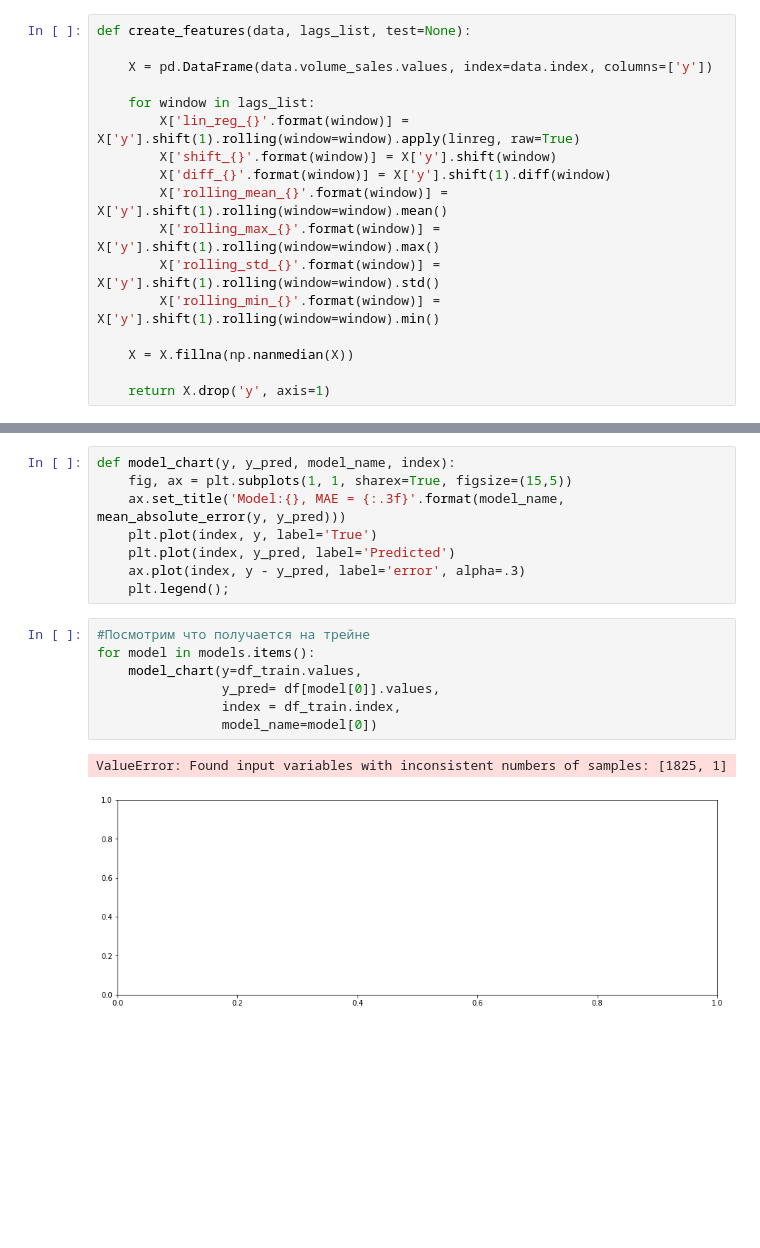
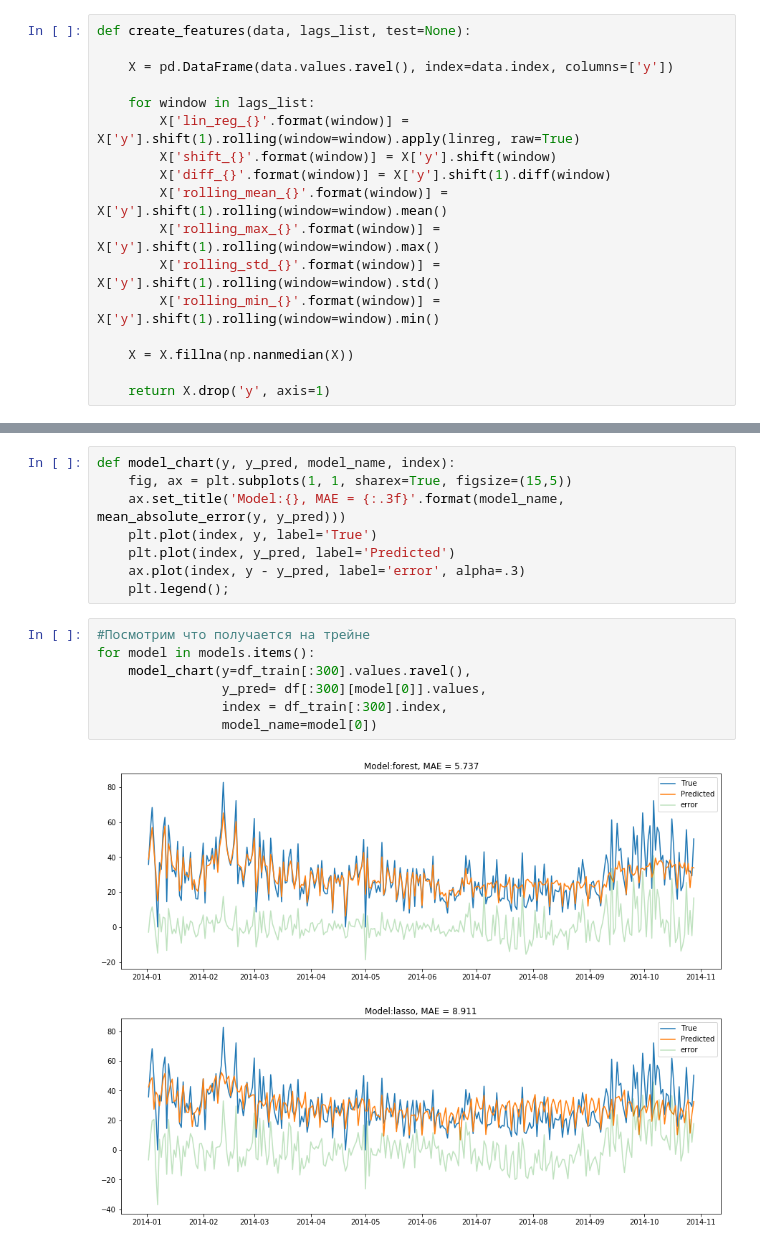
Before and after one commit to VinGeorge/Time-series-projects, a Jupyter notebook: sales prediction.ipynb, the cells around one changed output, grey strips where cells are left out. Cells and saved outputs as stored; diff of their text form; blank space fills up the shorter version.

```diff
--- a/sales prediction.ipynb
+++ b/sales prediction.ipynb
@@ -249,7 +249,7 @@ def linreg(X):
 # %%
 def create_features(data, lags_list, test=None):
 
-    X = pd.DataFrame(data.volume_sales.values, index=data.index, columns=['y'])
+    X = pd.DataFrame(data.values.ravel(), index=data.index, columns=['y'])
 
     for window in lags_list:
         X['lin_reg_{}'.format(window)] = X['y'].shift(1).rolling(window=window).apply(linreg, raw=True)
@@ -328,10 +328,10 @@ def model_chart(y, y_pred, model_name, index):
 # %%
 #Посмотрим что получается на трейне
 for model in models.items():
-    model_chart(y=df_train.values,
-                y_pred= df[model[0]].values,
-                index = df_train.index,
+    model_chart(y=df_train[:300].values.ravel(),
+                y_pred= df[:300][model[0]].values,
+                index = df_train[:300].index,
                 model_name=model[0])
 # %% [output]
-ValueError: Found input variables with inconsistent numbers of samples: [1825, 1]
-[figure, old version]
+[figure, new version]
+[figure, added]
```
Also changed, not shown: parts of 14 cells of this notebook.
